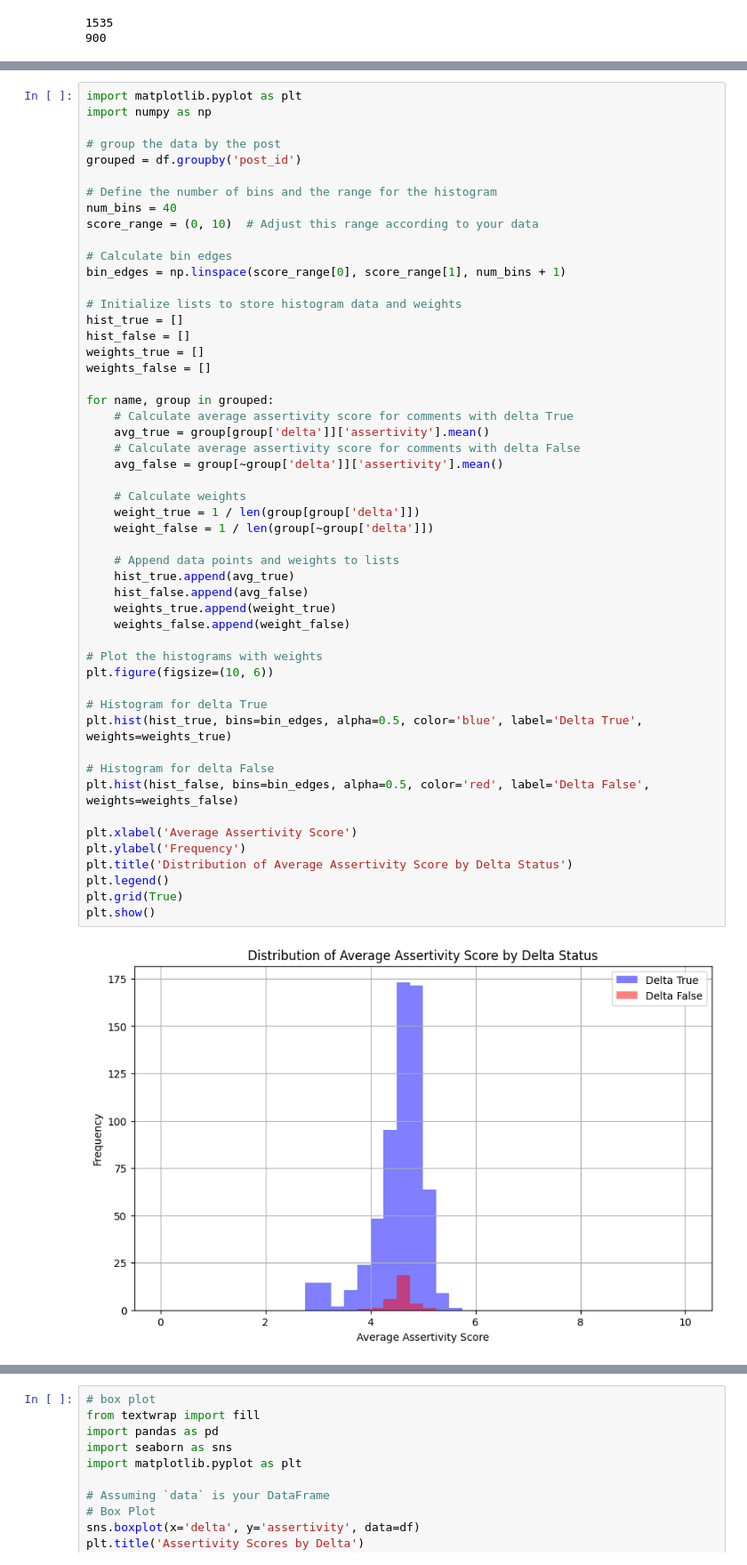
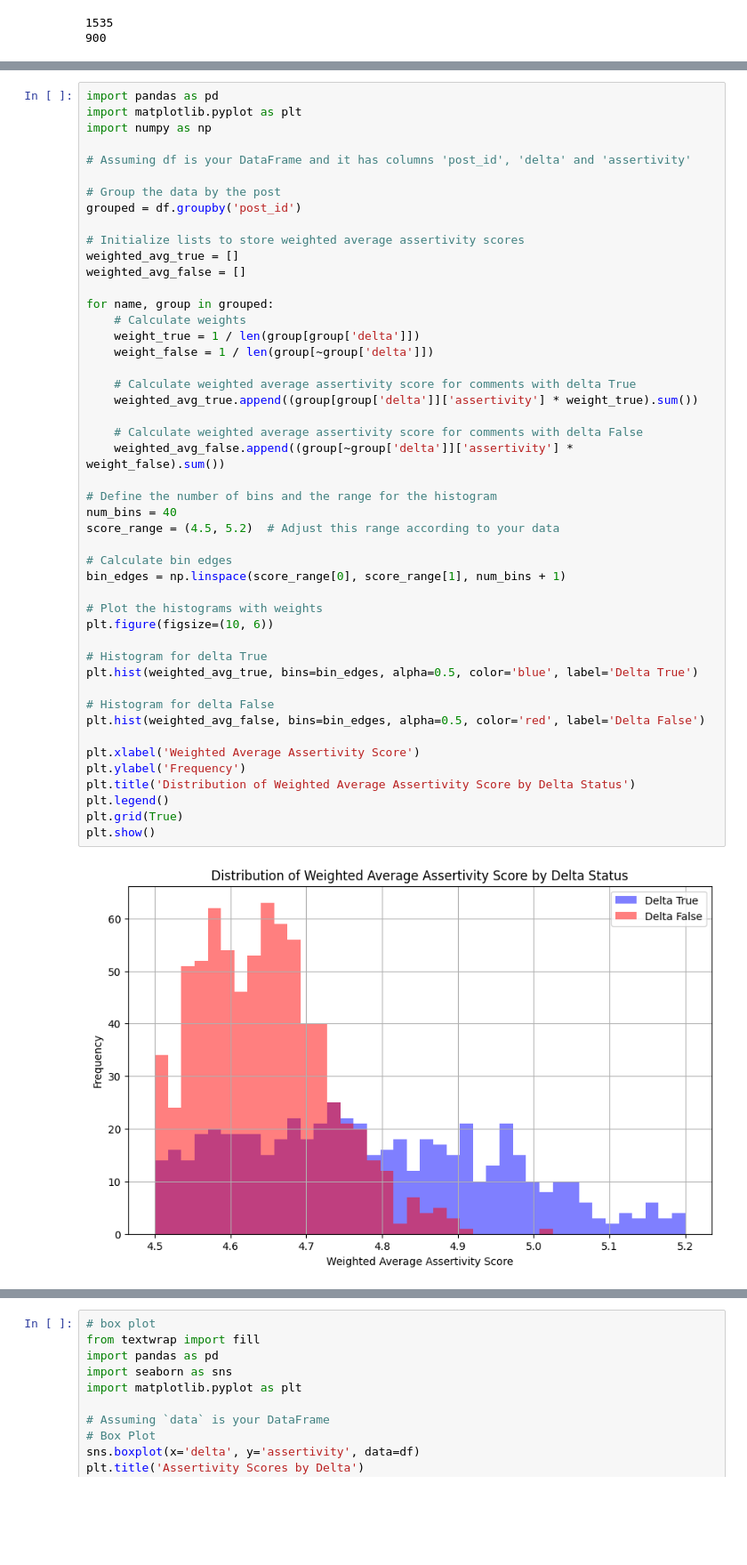
Before and after one commit to ComplexData-MILA/epistemic-integrity, a Jupyter notebook: changemyview_pei/final_analysis.ipynb, the cells around one changed output, grey strips where cells are left out. Shown: that part at 89% size. Cells and saved outputs as stored; diff of their text form; blank space fills up the shorter version.

```diff
--- a/changemyview_pei/final_analysis.ipynb
+++ b/changemyview_pei/final_analysis.ipynb
@@ -91,53 +44,49 @@ Weighted assertivity.
 # %%
+import pandas as pd
 import matplotlib.pyplot as plt
 import numpy as np
 
-# group the data by the post
+# Assuming df is your DataFrame and it has columns 'post_id', 'delta' and 'assertivity'
+
+# Group the data by the post
 grouped = df.groupby('post_id')
 
-# Define the number of bins and the range for the histogram
-num_bins = 40
-score_range = (0, 10)  # Adjust this range according to your data
-
-# Calculate bin edges
-bin_edges = np.linspace(score_range[0], score_range[1], num_bins + 1)
-
-# Initialize lists to store histogram data and weights
-hist_true = []
-hist_false = []
-weights_true = []
-weights_false = []
+# Initialize lists to store weighted average assertivity scores
+weighted_avg_true = []
+weighted_avg_false = []
 
 for name, group in grouped:
-    # Calculate average assertivity score for comments with delta True
-    avg_true = group[group['delta']]['assertivity'].mean()
-    # Calculate average assertivity score for comments with delta False
-    avg_false = group[~group['delta']]['assertivity'].mean()
-
     # Calculate weights
     weight_true = 1 / len(group[group['delta']])
     weight_false = 1 / len(group[~group['delta']])
 
-    # Append data points and weights to lists
-    hist_true.append(avg_true)
-    hist_false.append(avg_false)
-    weights_true.append(weight_true)
-    weights_false.append(weight_false)
+    # Calculate weighted average assertivity score for comments with delta True
+    weighted_avg_true.append((group[group['delta']]['assertivity'] * weight_true).sum())
+
+    # Calculate weighted average assertivity score for comments with delta False
+    weighted_avg_false.append((group[~group['delta']]['assertivity'] * weight_false).sum())
+
+# Define the number of bins and the range for the histogram
+num_bins = 40
+score_range = (4.5, 5.2)  # Adjust this range according to your data
+
+# Calculate bin edges
+bin_edges = np.linspace(score_range[0], score_range[1], num_bins + 1)
 
 # Plot the histograms with weights
 plt.figure(figsize=(10, 6))
 
 # Histogram for delta True
-plt.hist(hist_true, bins=bin_edges, alpha=0.5, color='blue', label='Delta True', weights=weights_true)
+plt.hist(weighted_avg_true, bins=bin_edges, alpha=0.5, color='blue', label='Delta True')
 
 # Histogram for delta False
-plt.hist(hist_false, bins=bin_edges, alpha=0.5, color='red', label='Delta False', weights=weights_false)
+plt.hist(weighted_avg_false, bins=bin_edges, alpha=0.5, color='red', label='Delta False')
 
-plt.xlabel('Average Assertivity Score')
+plt.xlabel('Weighted Average Assertivity Score')
 plt.ylabel('Frequency')
-plt.title('Distribution of Average Assertivity Score by Delta Status')
+plt.title('Distribution of Weighted Average Assertivity Score by Delta Status')
 plt.legend()
 plt.grid(True)
 plt.show()
 # %% [output]
-[figure, old version]
+[figure, new version]
```
Also changed, not shown: parts of 14 cells of this notebook, 35 other files.
